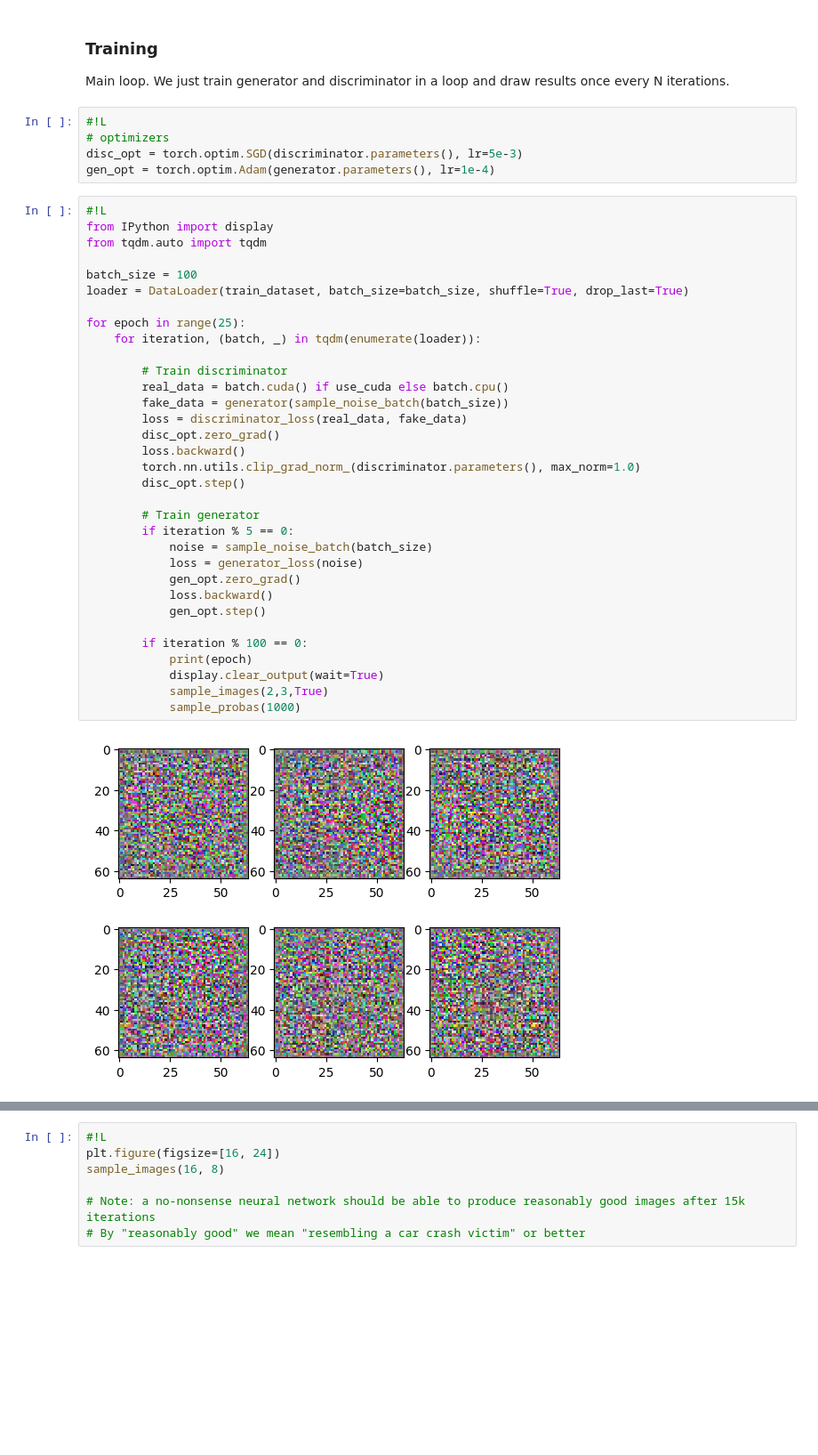
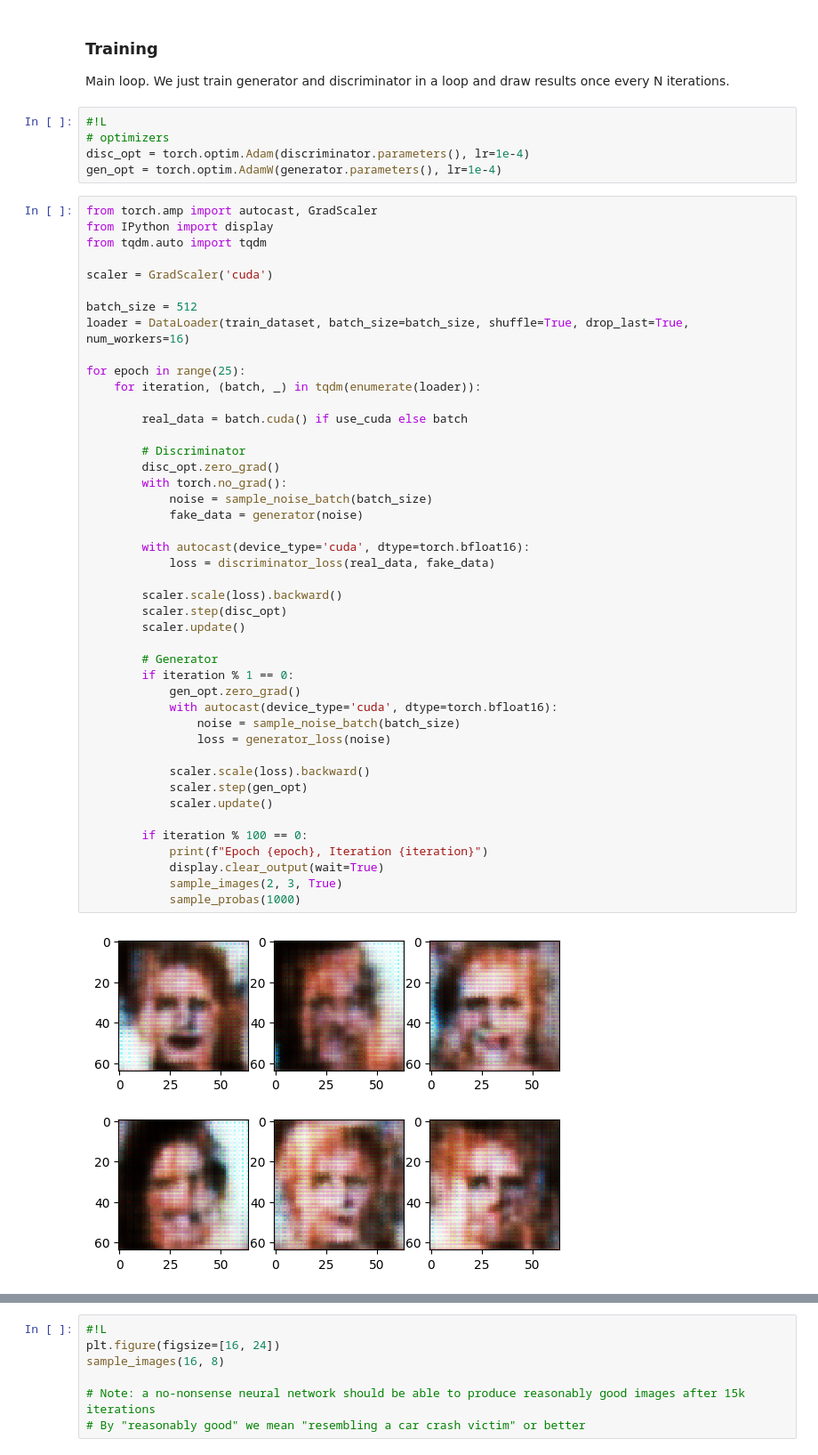
Before and after one commit to Aphelack/deep_vision_and_graphics, a Jupyter notebook: homework04/homework-part1-gan.ipynb, the cells around one changed output, grey strips where cells are left out. Shown at 89% size. Drawn from its saved outputs; the diff is of its cells as text; blank space fills up the shorter version.

Commit message:
change params

```diff
--- a/homework04/homework-part1-gan.ipynb
+++ b/homework04/homework-part1-gan.ipynb
@@ -326,40 +343,51 @@ We just train generator and discriminator in a loop and draw results once every
 # %%
 #!L
 # optimizers
-disc_opt = torch.optim.SGD(discriminator.parameters(), lr=5e-3)
-gen_opt = torch.optim.Adam(generator.parameters(), lr=1e-4)
+disc_opt = torch.optim.Adam(discriminator.parameters(), lr=1e-4)
+gen_opt = torch.optim.AdamW(generator.parameters(), lr=1e-4)
 # %%
-#!L
+from torch.amp import autocast, GradScaler
 from IPython import display
 from tqdm.auto import tqdm
 
-batch_size = 100
-loader = DataLoader(train_dataset, batch_size=batch_size, shuffle=True, drop_last=True)
+scaler = GradScaler('cuda')
+
+batch_size = 512
+loader = DataLoader(train_dataset, batch_size=batch_size, shuffle=True, drop_last=True, num_workers=16)
 
 for epoch in range(25):
     for iteration, (batch, _) in tqdm(enumerate(loader)):
 
-        # Train discriminator
-        real_data = batch.cuda() if use_cuda else batch.cpu()
-        fake_data = generator(sample_noise_batch(batch_size))
-        loss = discriminator_loss(real_data, fake_data)
+        real_data = batch.cuda() if use_cuda else batch
+
+        # Discriminator
         disc_opt.zero_grad()
-        loss.backward()
-        torch.nn.utils.clip_grad_norm_(discriminator.parameters(), max_norm=1.0)
-        disc_opt.step()
+        with torch.no_grad():
+            noise = sample_noise_batch(batch_size)
+            fake_data = generator(noise)
 
-        # Train generator
-        if iteration % 5 == 0:
-            noise = sample_noise_batch(batch_size)
-            loss = generator_loss(noise)
+        with autocast(device_type='cuda', dtype=torch.bfloat16):
+            loss = discriminator_loss(real_data, fake_data)
+
+        scaler.scale(loss).backward()
+        scaler.step(disc_opt)
+        scaler.update()
+
+        # Generator
+        if iteration % 1 == 0:
             gen_opt.zero_grad()
-            loss.backward()
-            gen_opt.step()
+            with autocast(device_type='cuda', dtype=torch.bfloat16):
+                noise = sample_noise_batch(batch_size)
+                loss = generator_loss(noise)
+
+            scaler.scale(loss).backward()
+            scaler.step(gen_opt)
+            scaler.update()
 
         if iteration % 100 == 0:
-            print(epoch)
+            print(f"Epoch {epoch}, Iteration {iteration}")
             display.clear_output(wait=True)
-            sample_images(2,3,True)
+            sample_images(2, 3, True)
             sample_probas(1000)
 # %% [output]
-[figure, old version]
+[figure, new version]
```
Also changed, not shown: parts of 10 cells of this notebook.
